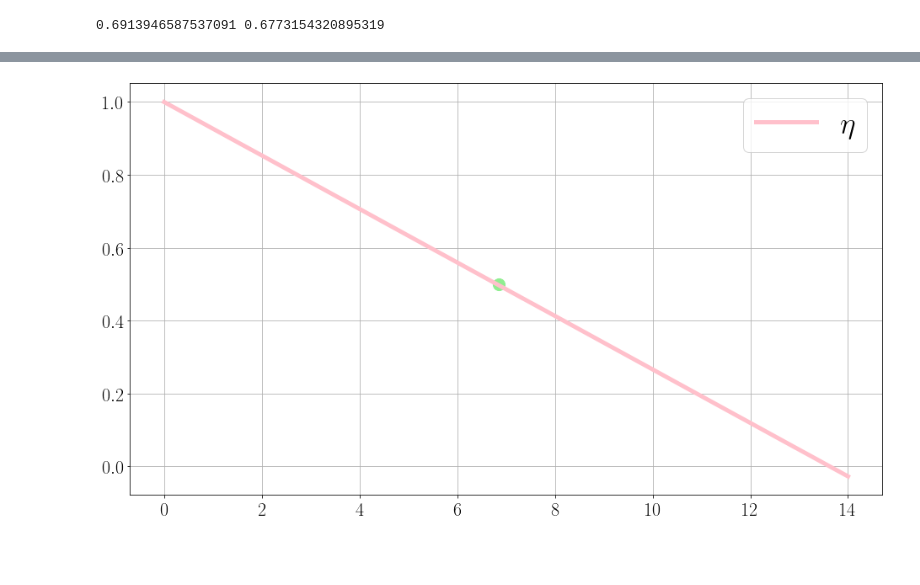
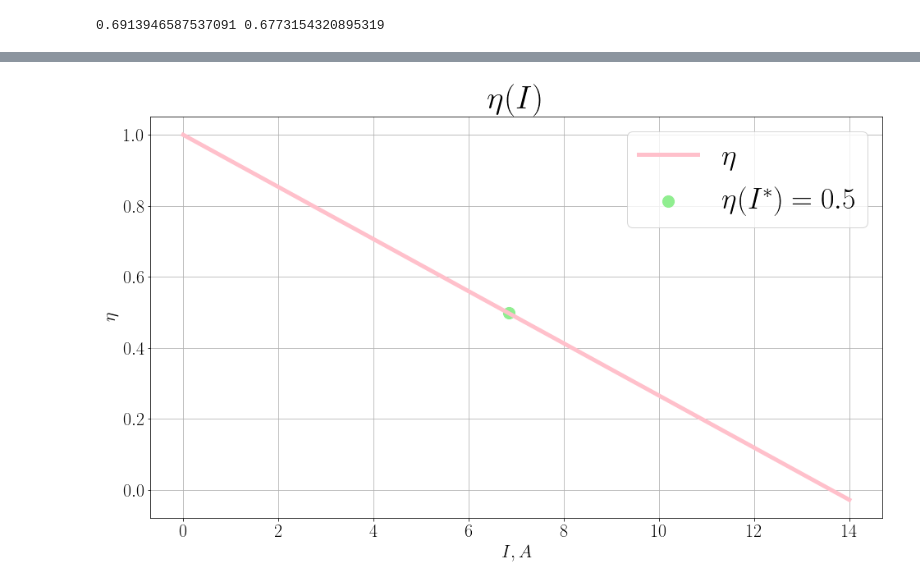
Before and after one commit to currantino/physics-3.02, a Jupyter notebook: calculations.ipynb, the cells around one changed output, grey strips where cells are left out. Cells and saved outputs as stored; diff of their text form; code cells hidden in the pictures; blank space fills up the shorter version.

```diff
--- a/calculations.ipynb
+++ b/calculations.ipynb
@@ -102,11 +103,16 @@ def efficiency(I):
 # %%
 plt.figure(figsize=(16, 9))
 df['efficiency'] = df['Pr'] / df['P']
 x = np.linspace(0, 14)
 plt.plot(x, efficiency(x), linewidth=width, label=r'$\eta$', c='pink')
-plt.scatter(6.85, .5, s=200, c='lightgreen')
+plt.scatter(6.85, .5, s=200, c='lightgreen', label=r'$\eta(I^*)=0.5$')
 plt.grid()
 plt.legend()
+plt.xlabel(r'$I,A$')
+plt.ylabel(r'$\eta$')
+plt.title(r'$\eta(I)$', fontsize=40)
+plt.savefig("plots/eta(I).png")
 plt.show()
+plt.close()
 # %% [output]
-[figure, old version]
+[figure, new version]
```
Also changed, not shown: parts of 5 cells of this notebook, 4 other files.
